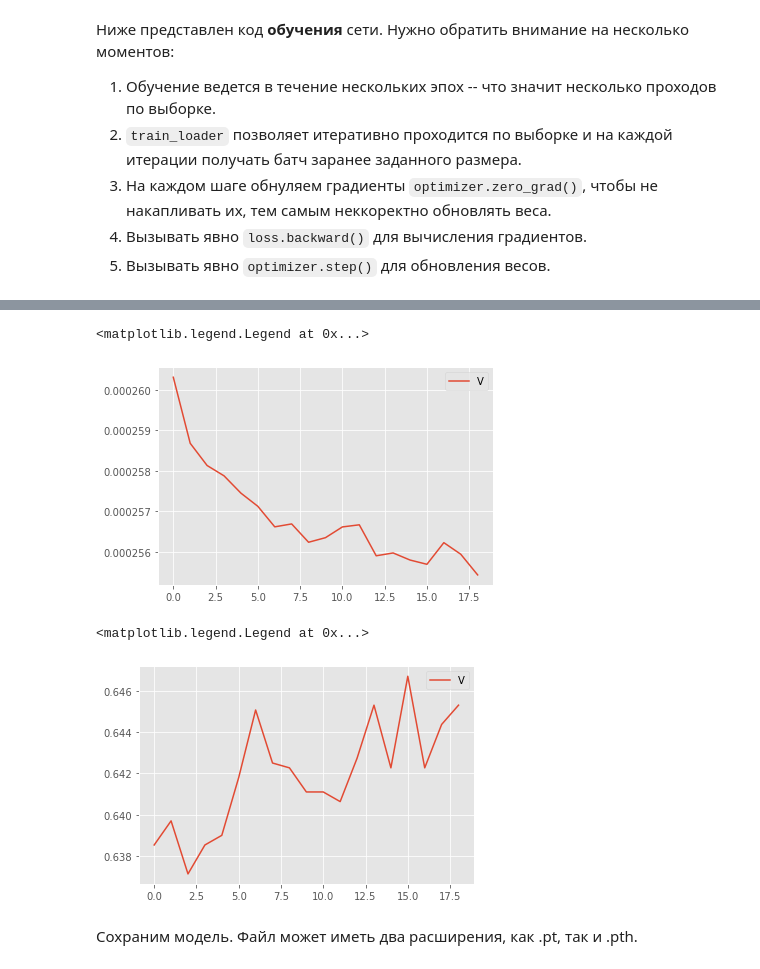
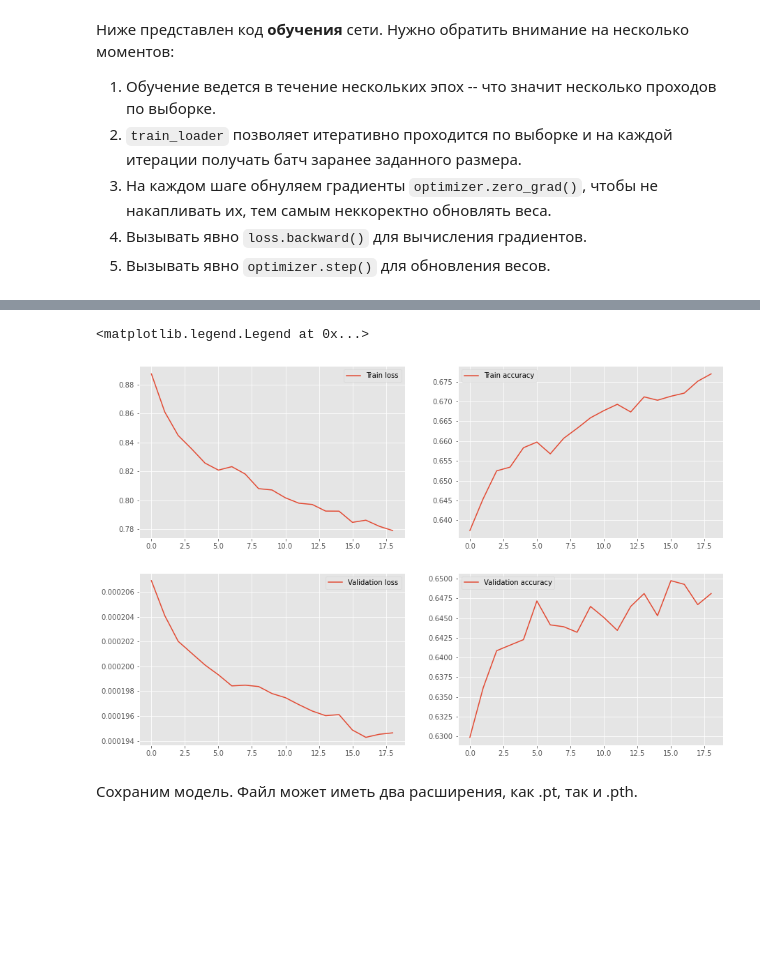
Before and after one commit to minibat4/SiriusCourseAmetov, a Jupyter notebook: Week_01/Intro_NN_PyTorch.ipynb, the cells around one changed output, grey strips where cells are left out. Cells and saved outputs as stored; diff of their text form; code cells hidden in the pictures; blank space fills up the shorter version.

Commit message:
Remove Softmax, improve graphs

```diff
--- a/Week_01/Intro_NN_PyTorch.ipynb
+++ b/Week_01/Intro_NN_PyTorch.ipynb
@@ -231,22 +238,22 @@ from pytorch_lightning.metrics import Accuracy
 # %% [markdown]
 Создание __DataLoader__ для обучения сети
 # %%
-def create_data_loader(X_train, y_train, X_valid, y_valid, X_test, y_test):
+def create_data_loader(data_X_train, data_y_train, data_X_valid, data_y_valid, data_X_test, data_y_test):
     # To omit errors for Long, convert the data here
-    train_tensor = data_utils.TensorDataset(torch.tensor(X_train.astype(np.float32)),
-                                            torch.tensor(y_train).long())
+    train_tensor = data_utils.TensorDataset(torch.tensor(data_X_train.astype(np.float32)),
+                                            torch.tensor(data_y_train).long())
     train_loader = data_utils.DataLoader(dataset=train_tensor,
                                          batch_size=BATCH_SIZE,
                                          shuffle=True, num_workers=4, pin_memory=True)
 
-    valid_tensor = data_utils.TensorDataset(torch.tensor(X_valid.astype(np.float32)),
-                                            torch.tensor(y_valid).long())
+    valid_tensor = data_utils.TensorDataset(torch.tensor(data_X_valid.astype(np.float32)),
+                                            torch.tensor(data_y_valid).long())
     valid_loader = data_utils.DataLoader(dataset=valid_tensor,
                                             batch_size=BATCH_SIZE,
                                             shuffle=False, num_workers=4, pin_memory=True)
 
-    test_tensor = data_utils.TensorDataset(torch.tensor(X_test.astype(np.float32)),
-                                           torch.tensor(y_test).long())
+    test_tensor = data_utils.TensorDataset(torch.tensor(data_X_test.astype(np.float32)),
+                                           torch.tensor(data_y_test).long())
     test_loader = data_utils.DataLoader(dataset=test_tensor,
                                         batch_size=BATCH_SIZE,
                                         shuffle=False, num_workers=4, pin_memory=True)
@@ -276,7 +283,6 @@ def build_model():
         # Выходной вектор на количество классов, получаем с помощью такого же линейного преобразования,
         # как и предыдущие слои, но уже на нужное количество выходных нейронов (т.е. классов)
         nn.Linear(in_features=HIDDEN_SIZE, out_features=OUTPUT_SIZE),
-        nn.Softmax()
     )
 
     return model
@@ -356,7 +361,8 @@ def run_train():
             # Calculate error and backpropagate
             loss = criterion(output, label)
             loss.backward()
-            acc = accuracy(output, label).item()
+            preds = output.argmax(axis=-1)
+            acc = accuracy(preds, label).item()
 
             # Update weights with gradients
             optimizer.step()
@@ -380,7 +386,8 @@ def run_train():
             output = model(features)
 
             loss = criterion(output, labels)
-            acc = accuracy(output, labels).item()
+            preds = output.argmax(axis=-1)
+            acc = accuracy(preds, labels).item()
 
         valid_loss_values.append(loss/len(features))
         valid_accuracy.append(acc)
@@ -391,6 +398,5 @@ def run_train():
     return train_loss_values, train_accuracy_values, valid_loss_values, valid_accuracy
 # %%
 # Change to a real valid
-train_loss_values, train_accuracy_values, valid_loss_values, valid_accuracy = \
-    run_train()
+train_loss_values, train_accuracy_values, valid_loss_values, valid_accuracy = run_train()
 # %% [output]
@@ -418,15 +410,26 @@ plt.legend('Train accuracy')
-# %%
-plt.plot(valid_loss_values[start:])
-plt.legend('Validation loss')
-# %% [output]
-<matplotlib.legend.Legend at 0x...>
-[figure, removed]
-# %%
-plt.plot(valid_accuracy[start:])
-plt.legend('Validation accuracy')
-# %% [output]
-<matplotlib.legend.Legend at 0x...>
-[figure, removed]
+# %%
+start = 1
+plt.figure(figsize=(15, 10))
+
+plt.subplot(221)
+plt.plot(train_loss_values[start:], label='Train loss')
+plt.legend()
+
+plt.subplot(222)
+plt.plot(train_accuracy_values[start:], label='Train accuracy')
+plt.legend()
+
+plt.subplot(223)
+plt.plot(valid_loss_values[start:], label='Validation loss')
+plt.legend()
+
+plt.subplot(224)
+plt.plot(valid_accuracy[start:], label='Validation accuracy')
+
+plt.legend()
+# %% [output]
+<matplotlib.legend.Legend at 0x...>
+[figure, added]
 # %% [markdown]
 Сохраним модель. Файл может иметь два расширения, как .pt, так и .pth.
 # %%
```
Also changed, not shown: parts of 13 cells of this notebook, 2 other files.
